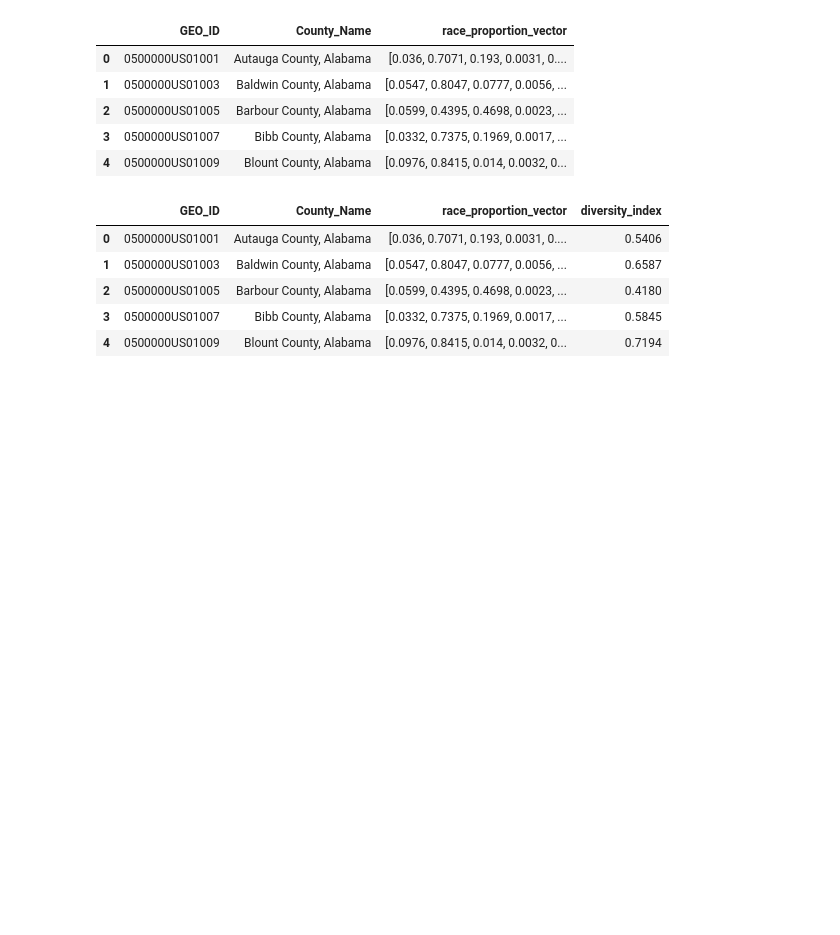
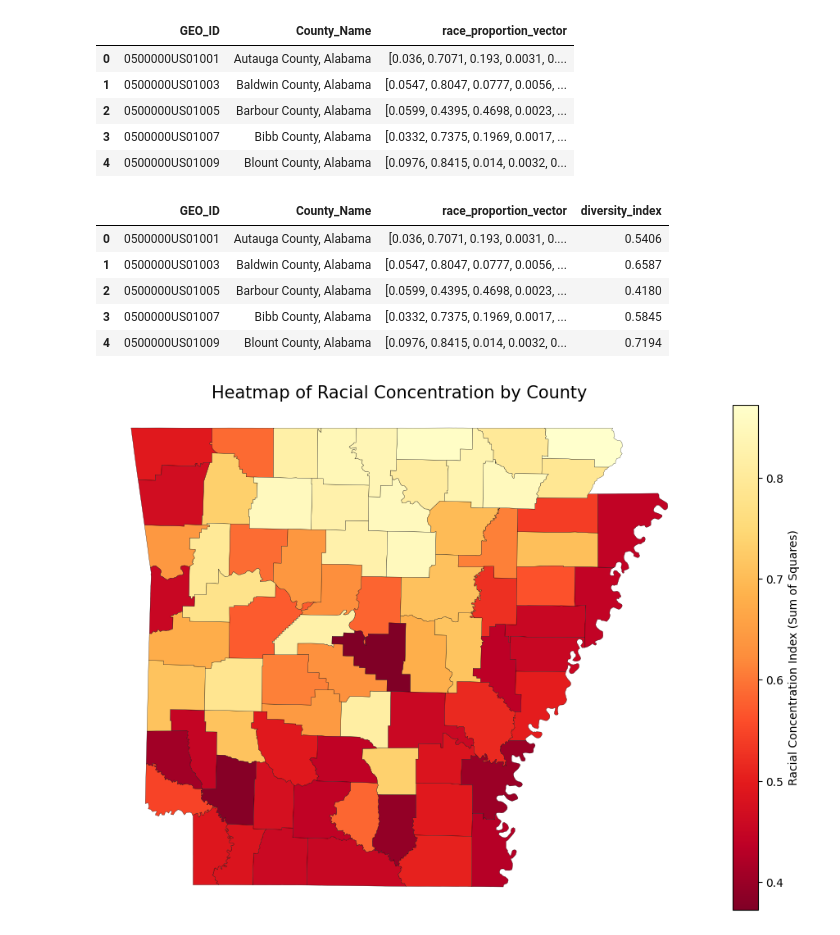
Before and after one commit to davidgarmal/comm3180_S26_G3_Data_Project, a Jupyter notebook: data_analysis/census_county.ipynb, the cells around one changed output. Cells and saved outputs as stored; diff of their text form; code cells hidden in the pictures; blank space fills up the shorter version.

Commit message:
heatmap racial index

```diff
--- a/data_analysis/census_county.ipynb
+++ b/data_analysis/census_county.ipynb
@@ -111,3 +111,36 @@ df_vectors.head()
 | 2 | 0500000US01005 | Barbour County, Alabama | [0.0599, 0.4395, 0.4698, 0.0023, ... | 0.4180 |
 | 3 | 0500000US01007 | Bibb County, Alabama | [0.0332, 0.7375, 0.1969, 0.0017, ... | 0.5845 |
 | 4 | 0500000US01009 | Blount County, Alabama | [0.0976, 0.8415, 0.014, 0.0032, 0... | 0.7194 |
+# %%
+# Create a 5-digit FIPS column to match standard mapping files
+df_vectors['FIPS'] = df_vectors['GEO_ID'].str[-5:]
+# %%
+# 1. Download the County boundaries (this might take a moment)
+url = "https://www2.census.gov/geo/tiger/GENZ2021/shp/cb_2021_us_county_5m.zip"
+counties_map = gpd.read_file(url)
+
+# 2. Join your index data to the map
+# We match the 'GEOID' from the map to the 'FIPS' we just created
+merged_map = counties_map.merge(df_vectors, left_on='GEOID', right_on='FIPS')
+
+# 3. Filter for a specific state to make the map readable
+# Example: Alabama (FIPS starts with '01') or Pennsylvania (starts with '42')
+state_map = merged_map[merged_map['STATEFP'] == '05'] # Change '01' to '42' for PA
+# %%
+# Create the plot
+fig, ax = plt.subplots(1, 1, figsize=(12, 8))
+
+state_map.plot(column='diversity_index',
+               cmap='YlOrRd_r',  # Yellow to Orange to Red (Higher = More Concentrated)
+               legend=True,
+               legend_kwds={'label': "Racial Concentration Index (Sum of Squares)"},
+               ax=ax,
+               edgecolor='black',
+               linewidth=0.2)
+
+ax.set_title('Heatmap of Racial Concentration by County', fontsize=15)
+ax.axis('off')
+
+plt.show()
+# %% [output]
+[figure, added]
```
Also changed, not shown: parts of 1 cell of this notebook.
